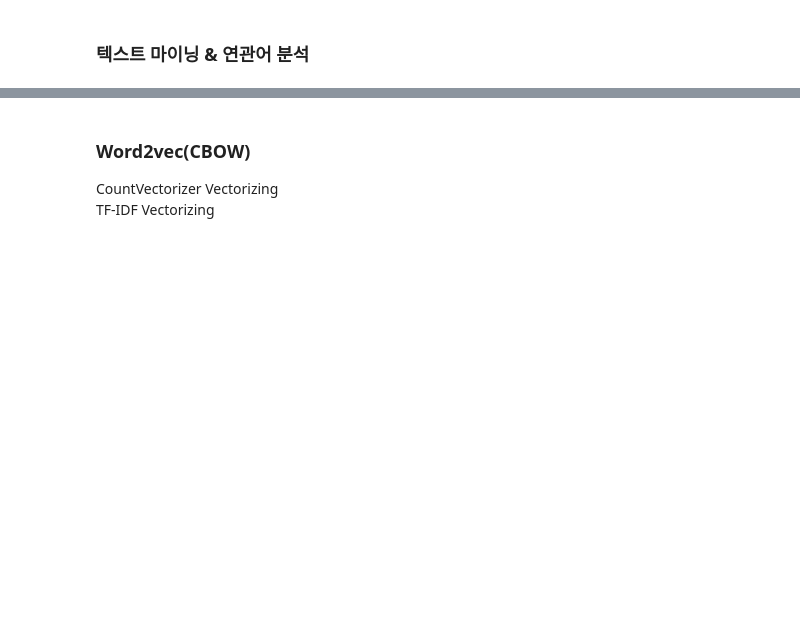
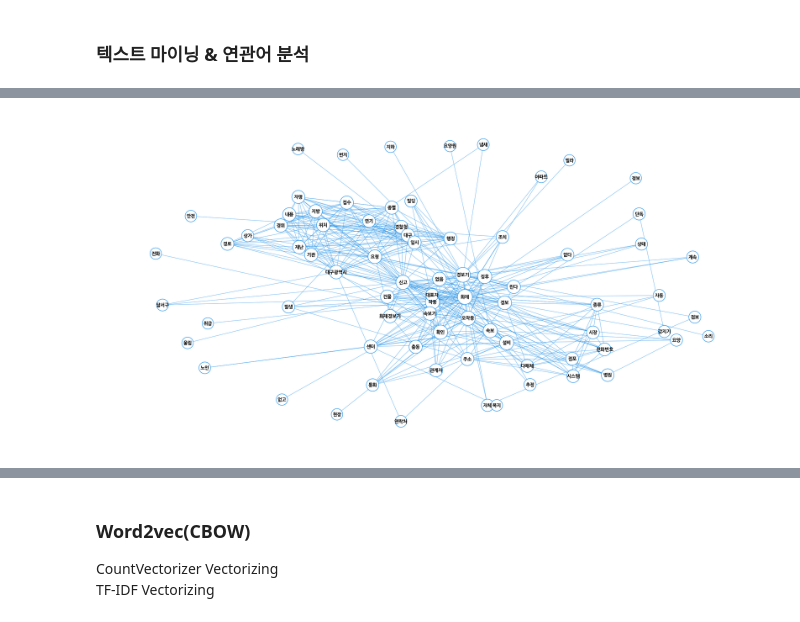
Before and after one commit to 99kb/-_-, a Jupyter notebook: error.ipynb, the cells around one changed output, grey strips where cells are left out. Cells and saved outputs as stored; diff of their text form; code cells hidden in the pictures; blank space fills up the shorter version.

```diff
--- a/error.ipynb
+++ b/error.ipynb
@@ -509,3 +513,23 @@ def find_doc_topic(model, corpus):
+# %%
+### 단어빈도 및 네트워크 분석 ###
+word_freq = []
+word_pgr = []
+
+doc_cnt = len(non_fire)
+dtm_mat = make_dtm(non_fire, stopwords = ["추가","아아"])
+word_divide_doc = pd.DataFrame(pd.Series(dtm_mat.sum(axis = 0), name = "freq"))
+word_divide_doc['idf'] = pd.Series(dtm_mat.sum(axis = 0), name = "freq") / doc_cnt
+word_freq.append(word_divide_doc)
+asso_rules = analy_asso(dtm_mat, support= 0.01, confidence = 0.1)
+asso_rules.to_csv('asso_rules_nonfire.csv', encoding ='cp949')
+plt.figure( figsize = (40, 20) )
+make_network(asso_rules, font_size = 20,eps = 1, figure = True)
+plt.axis("off")
+plt.show()
+# plt.savefig(main_path + "/results/{}/{}_wordnetwork.png".format(f_name, year), bbox_inches = "tight")
+plt.close()
+# %% [output]
+[figure, added]
 # %%
 word_freq = []
 word_pgr = []
```
Also changed, not shown: parts of 21 cells of this notebook.
